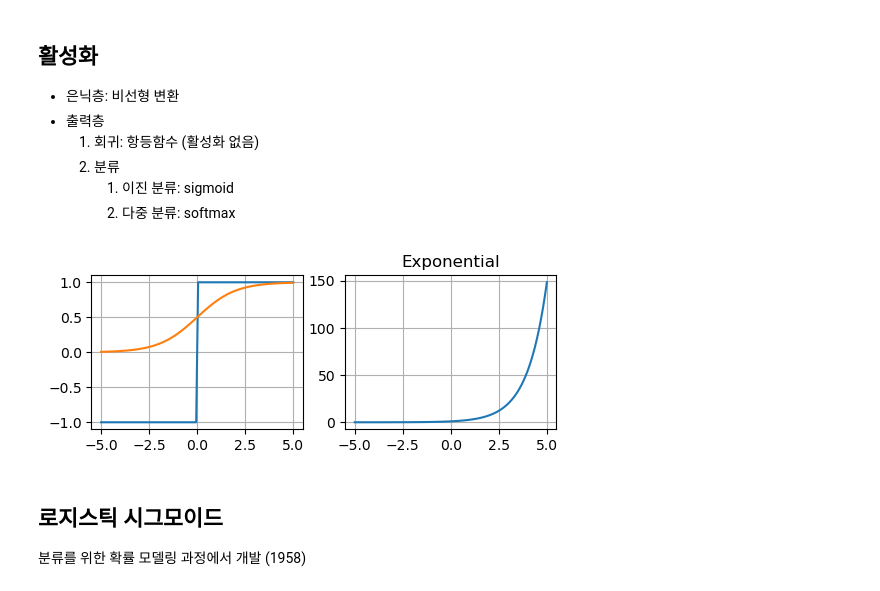
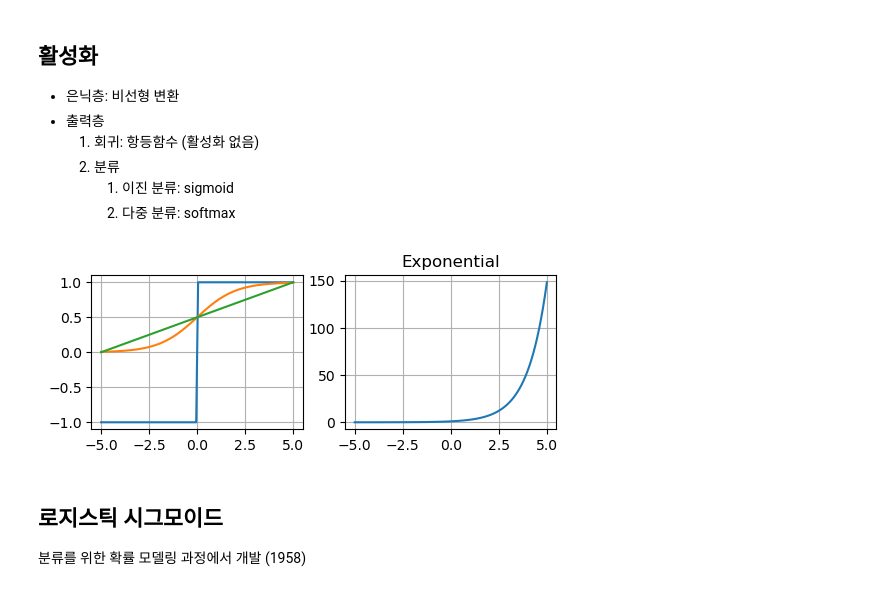
Before and after one commit to rebirther00/pydeep_multicam, a Jupyter notebook: Day3-SJ.ipynb, the cells around one changed output. Drawn from its saved outputs; the diff is of its cells as text; code cells hidden in the pictures.

```diff
--- a/Day3-SJ.ipynb
+++ b/Day3-SJ.ipynb
@@ -179,22 +179,24 @@ torch.Size([1, 2])
 # %%
 step = lambda x: np.where(x > 0, 1, -1)
 sigmoid = lambda x: 1 / (1 + np.exp(-x))
+minmax = lambda x: (x - x.min()) / (x.max() - x.min())
 
 xs = np.linspace(-5, 5, 100)
 
 plt.figure(figsize=(6, 2))
 plt.subplot(1, 2, 1)
 plt.plot(xs, step(xs))
 plt.plot(xs, sigmoid(xs))
+plt.plot(xs, minmax(xs))
 plt.grid()
 
 plt.subplot(1, 2, 2)
 plt.plot(xs, np.exp(xs))
 plt.title('Exponential')
 plt.grid()
 plt.show()
 # %% [output]
-[figure, old version]
+[figure, new version]
 # %% [markdown]
 ## 로지스틱 시그모이드
 
```
Also changed, not shown: parts of 7 cells of this notebook, 9 other files.
